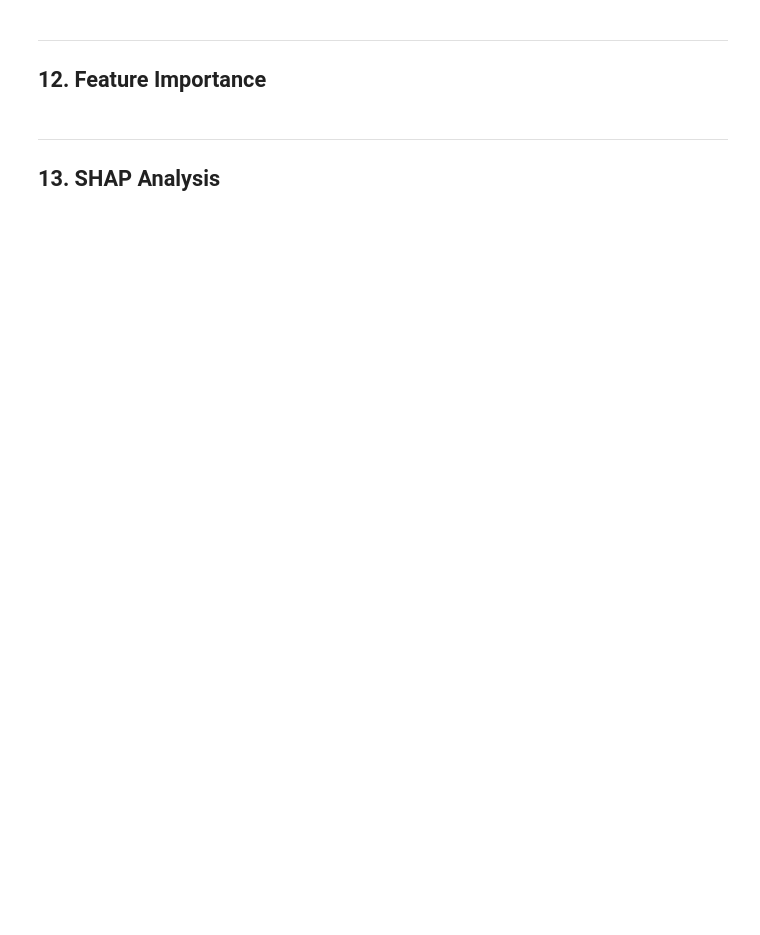
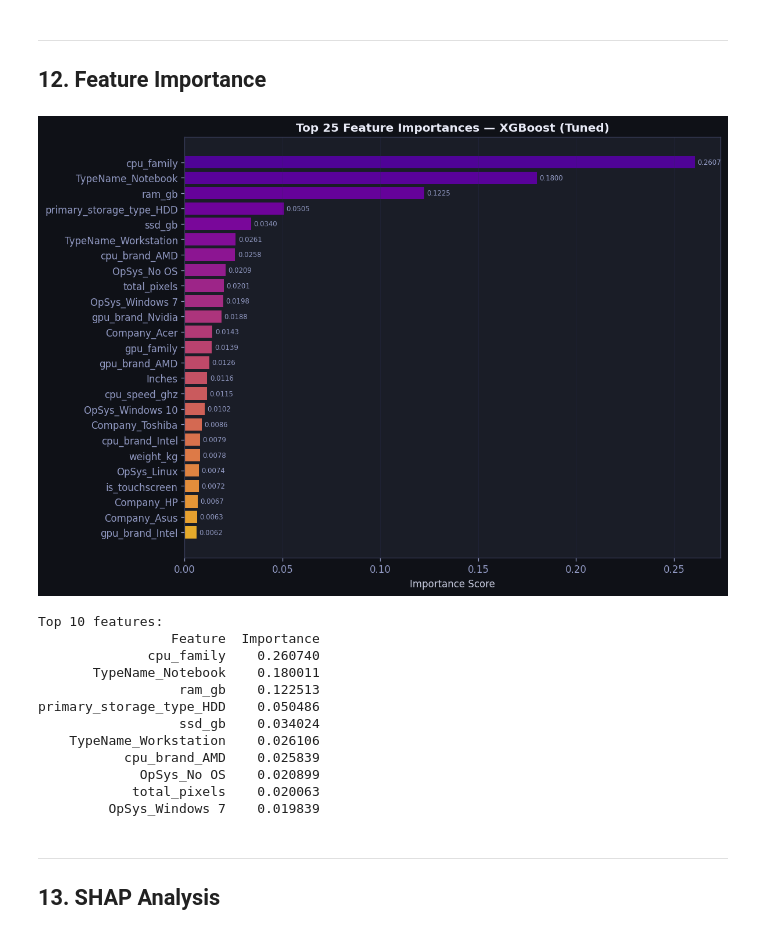
Before and after one commit to ShikharForge/Lappytol, a Jupyter notebook: notebooks/02_modeling.ipynb, the cells around one changed output. Saved outputs shown, nothing was run; the diff lists cells and outputs as text; code cells hidden in the pictures; blank space fills up the shorter version.

Commit message:
feat: embed notebook outputs and visualizations

```diff
--- a/notebooks/02_modeling.ipynb
+++ b/notebooks/02_modeling.ipynb
@@ -486,7 +595,7 @@ print(f"Residual skewness: {pd.Series(residuals).skew():.3f}")
 # %%
 # Retrieve feature importances from the best tree-based fitted pipeline
 # Use the last-fitted pipeline for the best model
-all_results_with_preds = pd.DataFrame(results).sort_values("cv_rmse")
+all_results_with_preds = pd.DataFrame(results).sort_values("CV RMSE")
 best_idx = all_results_with_preds.index[0]
 
 # Find the best tuned tree model — re-fit it cleanly to get the pipeline object
@@ -514,33 +623,47 @@ else:
 best_fitted_pipe.fit(X_train, y_tr_best)
 
 # Get feature names from ColumnTransformer
 prep = best_fitted_pipe.named_steps["prep"]
 ohe_names = prep.named_transformers_["ohe"].get_feature_names_out(OHE_FEATURES).tolist()
 feat_names = NUM_FEATURES + ohe_names + ORD_CPU + ORD_GPU
 
 model_step = best_fitted_pipe.named_steps["model"]
 importances = model_step.feature_importances_
 
 imp_df = pd.DataFrame({"Feature": feat_names, "Importance": importances})
 imp_df = imp_df.sort_values("Importance", ascending=False).head(25)
 
 fig, ax = plt.subplots(figsize=(10, 7))
 colors = plt.cm.plasma(np.linspace(0.15, 0.85, len(imp_df)))
 bars = ax.barh(imp_df["Feature"][::-1], imp_df["Importance"][::-1],
                color=colors[::-1], edgecolor="none", alpha=0.9)
 ax.set_title(f"Top 25 Feature Importances — {best_model_name}",
              fontsize=12)
 ax.set_xlabel("Importance Score")
 ax.grid(axis="x", alpha=0.3)
 for bar, val in zip(bars, imp_df["Importance"][::-1]):
     ax.text(val + imp_df["Importance"].max() * 0.005,
             bar.get_y() + bar.get_height() / 2,
             f"{val:.4f}", va="center", fontsize=7, color="#9199c2")
 plt.tight_layout()
 plt.show()
 
 print("\nTop 10 features:")
 print(imp_df.head(10).to_string(index=False))
+# %% [output]
+[figure, added]
+Top 10 features:
+                 Feature  Importance
+              cpu_family    0.260740
+       TypeName_Notebook    0.180011
+                  ram_gb    0.122513
+primary_storage_type_HDD    0.050486
+                  ssd_gb    0.034024
+    TypeName_Workstation    0.026106
+           cpu_brand_AMD    0.025839
+             OpSys_No OS    0.020899
+            total_pixels    0.020063
+         OpSys_Windows 7    0.019839
 # %% [markdown]
 ---
 ## 13. SHAP Analysis
```
Also changed, not shown: parts of 16 cells of this notebook, 2 other files.
